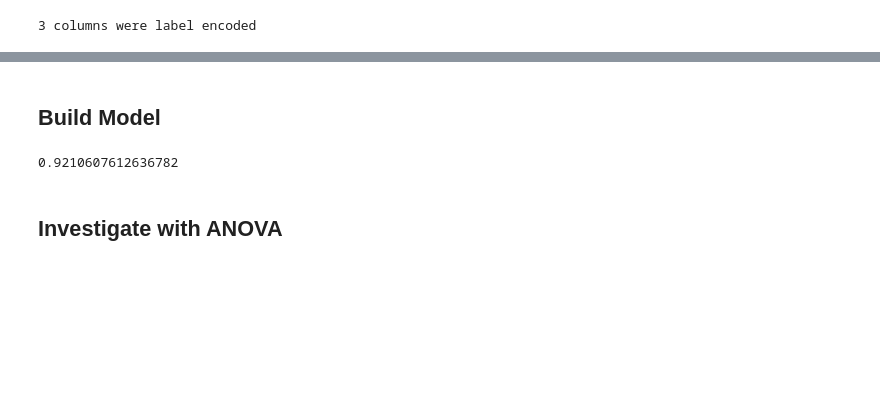
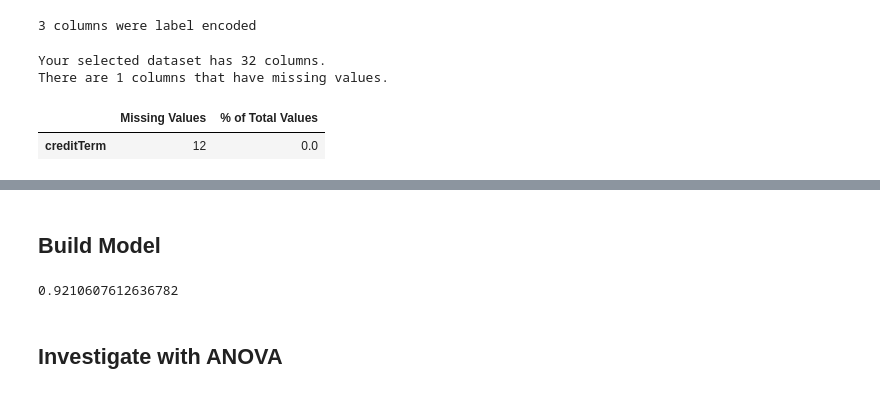
Before and after one commit to robahall/hcdr, a Jupyter notebook: notebooks/4.0-rah-LogReg.ipynb, the cells around one changed output, grey strips where cells are left out. Saved outputs shown, nothing was run; the diff lists cells and outputs as text; code cells hidden in the pictures; blank space fills up the shorter version.

```diff
--- a/notebooks/4.0-rah-LogReg.ipynb
+++ b/notebooks/4.0-rah-LogReg.ipynb
@@ -21,6 +21,13 @@ originalDF = pd.read_csv("../data/raw/application_train.csv")
 cleanTrain=bf.executeFeatures(originalDF)
 # %% [output]
 3 columns were label encoded
+# %%
+missingValues(cleanTrain)
+# %% [output]
+Your selected dataset has 32 columns.
+There are 1 columns that have missing values.
+|  | Missing Values | % of Total Values |
+| creditTerm | 12 | 0.0 |
 # %%
 for i in cleanTrain.columns:
     print(i)
```
Also changed, not shown: parts of 4 cells of this notebook.
